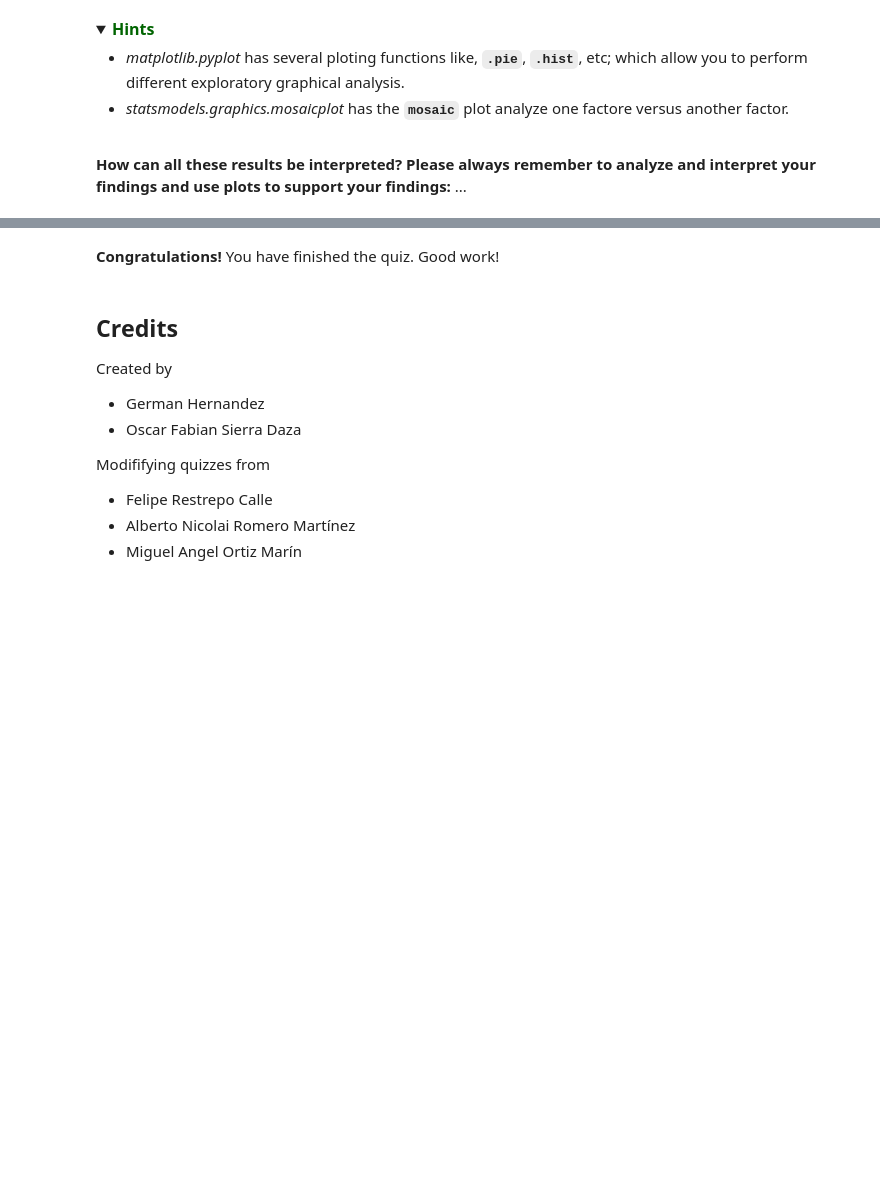
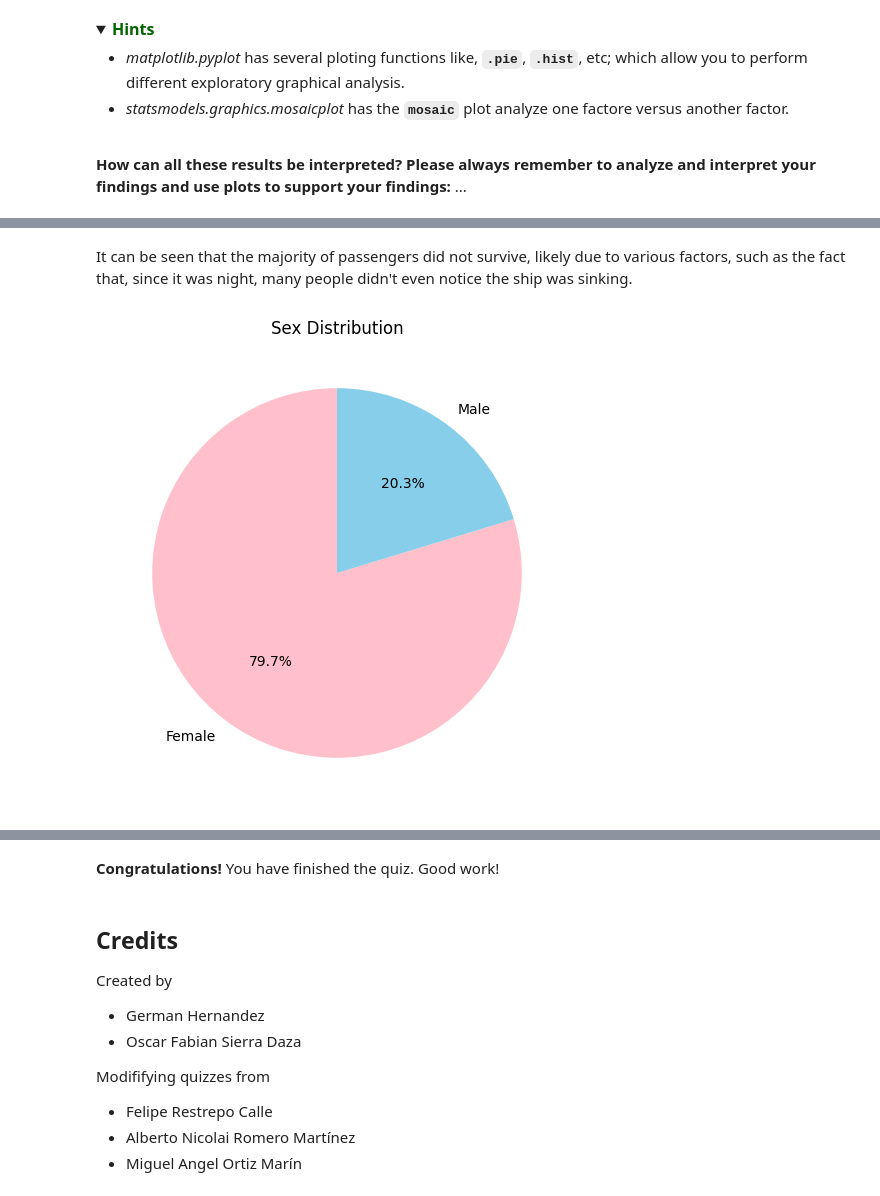
Before and after one commit to MateoAV/MetNumUN2024II, a Jupyter notebook: Quiz3/mavivasa_Quiz3.ipynb, the cells around one changed output, grey strips where cells are left out. Cells and saved outputs as stored; diff of their text form; code cells hidden in the pictures; folded sections open; blank space fills up the shorter version.

```diff
--- a/Quiz3/mavivasa_Quiz3.ipynb
+++ b/Quiz3/mavivasa_Quiz3.ipynb
@@ -410,7 +434,6 @@ You can use the following cell to find the corresponding values and put them int
 # GRADED VARIABLE: survival_sex:
 
 ### Write your code here ###  (~ 1-2 line of code)
-a = titanic.groupby('Survived').count()
-survival_sex = titanic.groupby('Sex')['Survived'].mean() # Reemplace el DataFrame vacío por la respuesta correcta.
+survival_sex = pd.DataFrame(titanic.groupby('Sex')['Survived'].mean()) # Reemplace el DataFrame vacío por la respuesta correcta.
 print(survival_sex)
 # %% [output]
@@ -768,0 +742,9 @@ Hay relación entre la cantidad de personas que sobreviven y el tipo de embarcac
+# %% [markdown]
+It can be seen that the majority of passengers did not survive, likely due to various factors, such as the fact that, since it was night, many people didn't even notice the ship was sinking.
+# %%
+plt.figure(figsize=(6, 6))
+plt.pie(survival_sex['Survived'], labels=['Female', 'Male'], autopct='%1.1f%%', startangle=90, colors=['pink', 'skyblue'],)
+plt.title('Sex Distribution')
+plt.show()
+# %% [output]
+[figure, added]
```
Also changed, not shown: parts of 41 cells of this notebook.
